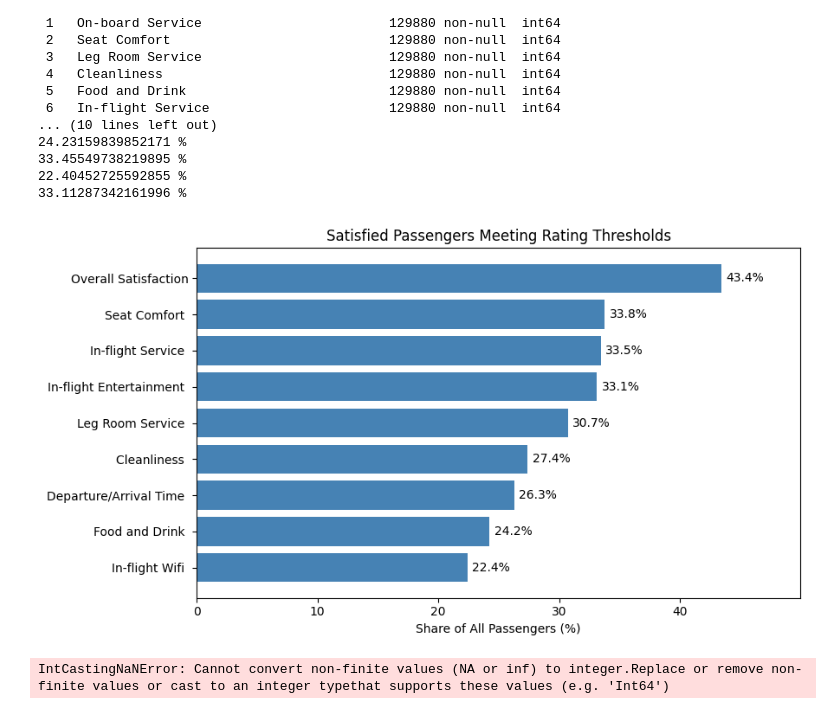
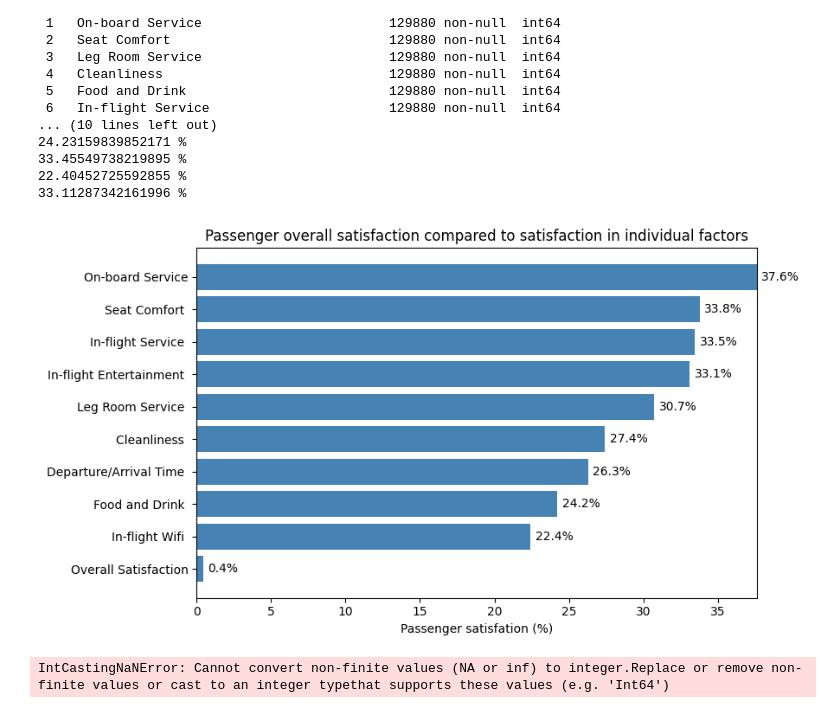
Before and after one commit to RafaellaTk/Statitical-Modeling-Project, a Jupyter notebook: airline_quality.ipynb, the cells around one changed output. Saved outputs shown, nothing was run; the diff lists cells and outputs as text; code cells hidden in the pictures.

```diff
--- a/airline_quality.ipynb
+++ b/airline_quality.ipynb
@@ -28,7 +28,6 @@ df = df.drop(columns=[
     'Arrival Delay',
     'Ease of Online Booking',
     'Check-in Service',
-    'On-board Service
     'Online Boarding',
     'Gate Location',
     'Baggage Handling',
@@ -97,7 +96,8 @@ print(df['Class'])'''
 
 ###Average satisfaction rate
 
-Average_satisfaction_rate = len(df[df['Satisfaction'] == 1]) / len(df['Satisfaction']) * 100
+ASR_Onboard = len(df[(df['On-board Service'] > 2) & (df['Satisfaction'] == 1)]) / len(df['Satisfaction']) * 100
+Average_satisfaction_rate = len(df[df['Satisfaction'] == 1]) / len(df['Satisfaction'])
 
 print(Average_satisfaction_rate, '%')
 
@@ -153,32 +153,33 @@ Data columns (total 10 columns):
 # %%
 ###Plots
 
 rates = {
     "Overall Satisfaction": Average_satisfaction_rate,
     "Departure/Arrival Time ": ASR_Deptime,
     "Seat Comfort ": ASR_Seat,
     "Leg Room Service ": ASR_LegRoom,
     "Cleanliness ": ASR_Cleanliness,
     "Food and Drink ": ASR_FoodDrink,
     "In-flight Service ": ASR_InflightService,
     "In-flight Wifi ": ASR_Wifi,
     "In-flight Entertainment ": ASR_Entertainment,
+    "On-board Service": ASR_Onboard
 }
 
 # Sort from lowest to highest for easier reading
 rates_series = pd.Series(rates).sort_values()
 
 fig, ax = plt.subplots(figsize=(9, 5))
 bars = ax.barh(rates_series.index, rates_series.values, color="steelblue")
 
 ax.set_xlabel("Passenger satisfation (%)")
 ax.set_title("Passenger overall satisfaction compared to satisfaction in individual factors")
 ax.set_xlim(0, max(rates_series.values))
 ax.bar_label(bars, fmt="%.1f%%", padding=4)
 
 plt.tight_layout()
 plt.show()
 # %% [output]
-[figure, old version]
+[figure, new version]
 # %%
 x = df[['Departure and Arrival Time Convenience',
```
Also changed, not shown: parts of 2 cells of this notebook.
